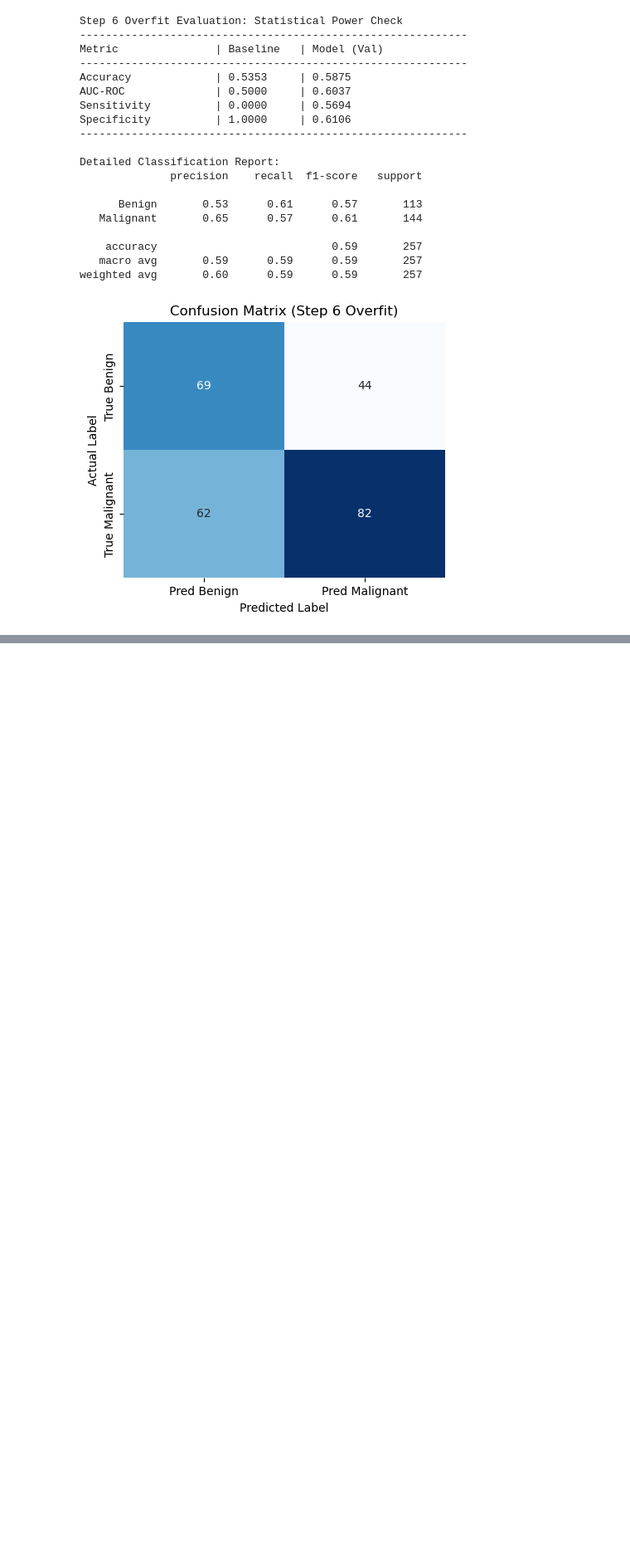
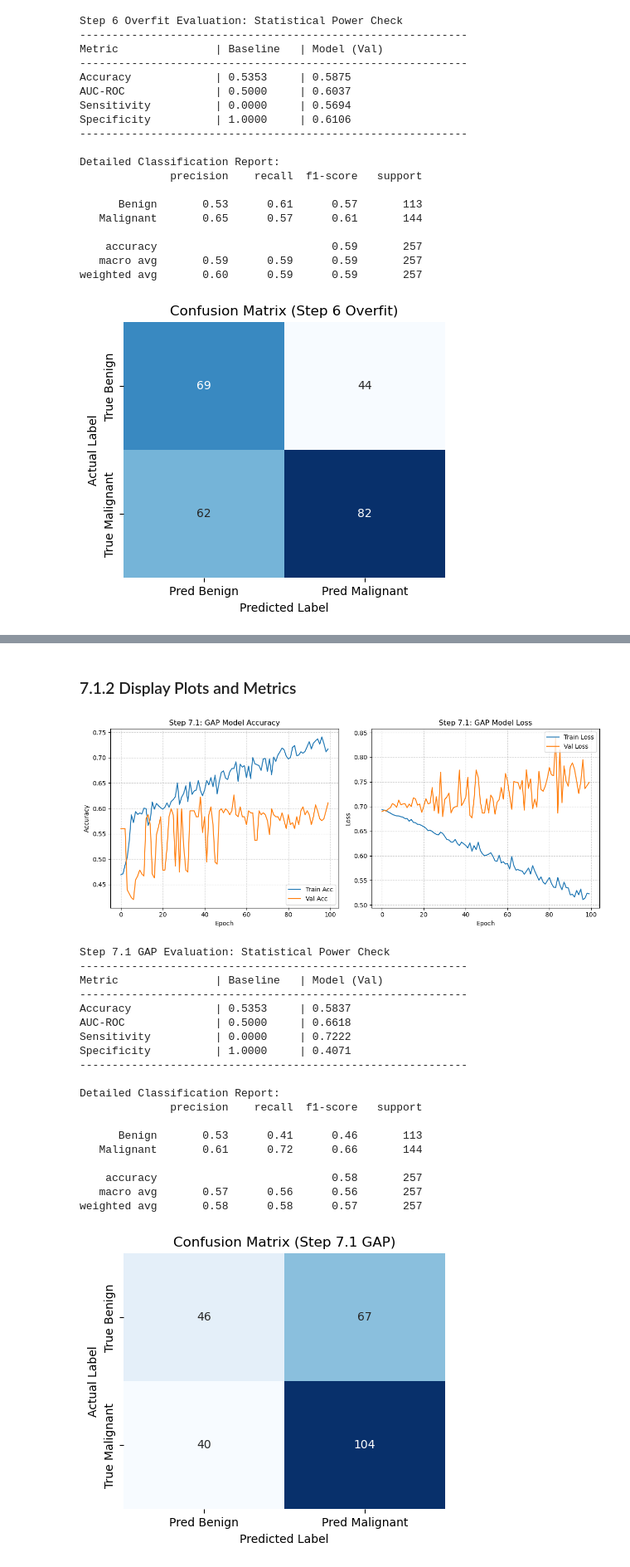
Before and after one commit to A-S-Yong/FYP, a Jupyter notebook: notebooks/Final_V1.ipynb, the cells around one changed output, grey strips where cells are left out. Shown at 83% size. Cells and saved outputs as stored; diff of their text form; code cells hidden in the pictures; blank space fills up the shorter version.

```diff
--- a/notebooks/Final_V1.ipynb
+++ b/notebooks/Final_V1.ipynb
@@ -768,0 +871,55 @@ The aim of this section is to narrow the generalisation gap that emerged during
+# %% [markdown]
+### 7.1.2 Display Plots and Metrics
+# %%
+# Visualise the History
+plot_training_history(history_step7, title_prefix="Step 7.1: GAP Model")
+
+# Load Peak Validation Weights
+model_step7_1.load_weights("step7_gap_model.keras")
+
+# Evaluate and Automate the Summary
+stats = eval_model_perf(
+    model_step7_1,
+    val_gen,
+    step_name="Step 7.1 GAP",
+    baseline_acc=majority_baseline_acc
+)
+
+best_epoch = history_step7.history['val_auc'].index(
+    max(history_step7.history['val_auc'])
+)
+
+peak_train_acc = history_step7.history['accuracy'][best_epoch]
+
+step7_summary = {
+    "Step 7.1 GAP": {
+        "Train Acc": peak_train_acc,
+        "Val Acc": stats["Val Acc"],
+        "Val AUC": stats["Val AUC"],
+        "Sensitivity": stats["Sensitivity"],
+        "Specificity": stats["Specificity"],
+        "Gap": abs(peak_train_acc - stats["Val Acc"])
+    }
+}
+# %% [output]
+[figure, added]
+Step 7.1 GAP Evaluation: Statistical Power Check
+------------------------------------------------------------
+Metric               | Baseline   | Model (Val)
+------------------------------------------------------------
+Accuracy             | 0.5353     | 0.5837
+AUC-ROC              | 0.5000     | 0.6618
+Sensitivity          | 0.0000     | 0.7222
+Specificity          | 1.0000     | 0.4071
+------------------------------------------------------------
+
+Detailed Classification Report:
+              precision    recall  f1-score   support
+
+      Benign       0.53      0.41      0.46       113
+   Malignant       0.61      0.72      0.66       144
+
+    accuracy                           0.58       257
+   macro avg       0.57      0.56      0.56       257
+weighted avg       0.58      0.58      0.57       257
+[figure, added]
```
Also changed, not shown: parts of 31 cells of this notebook.
